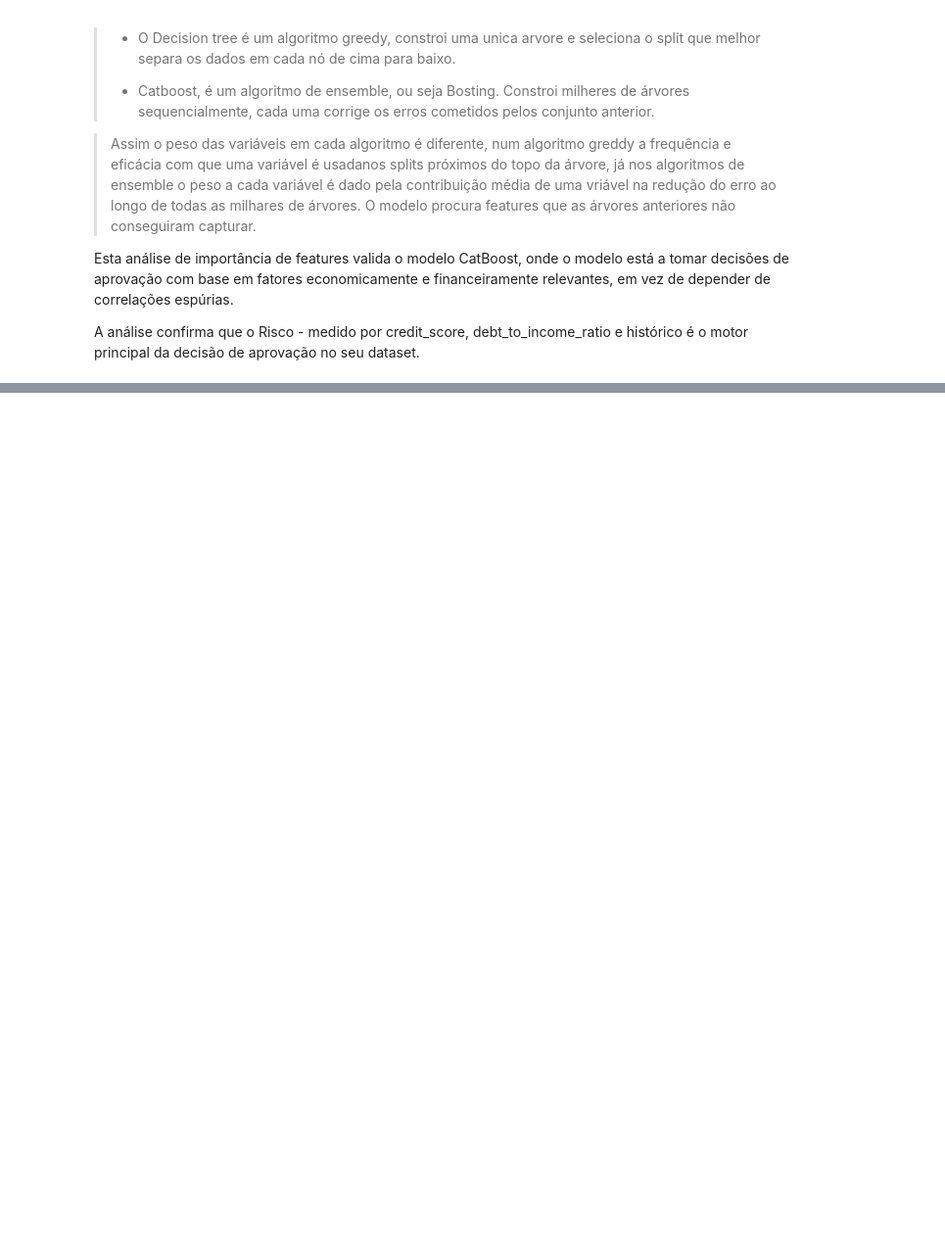
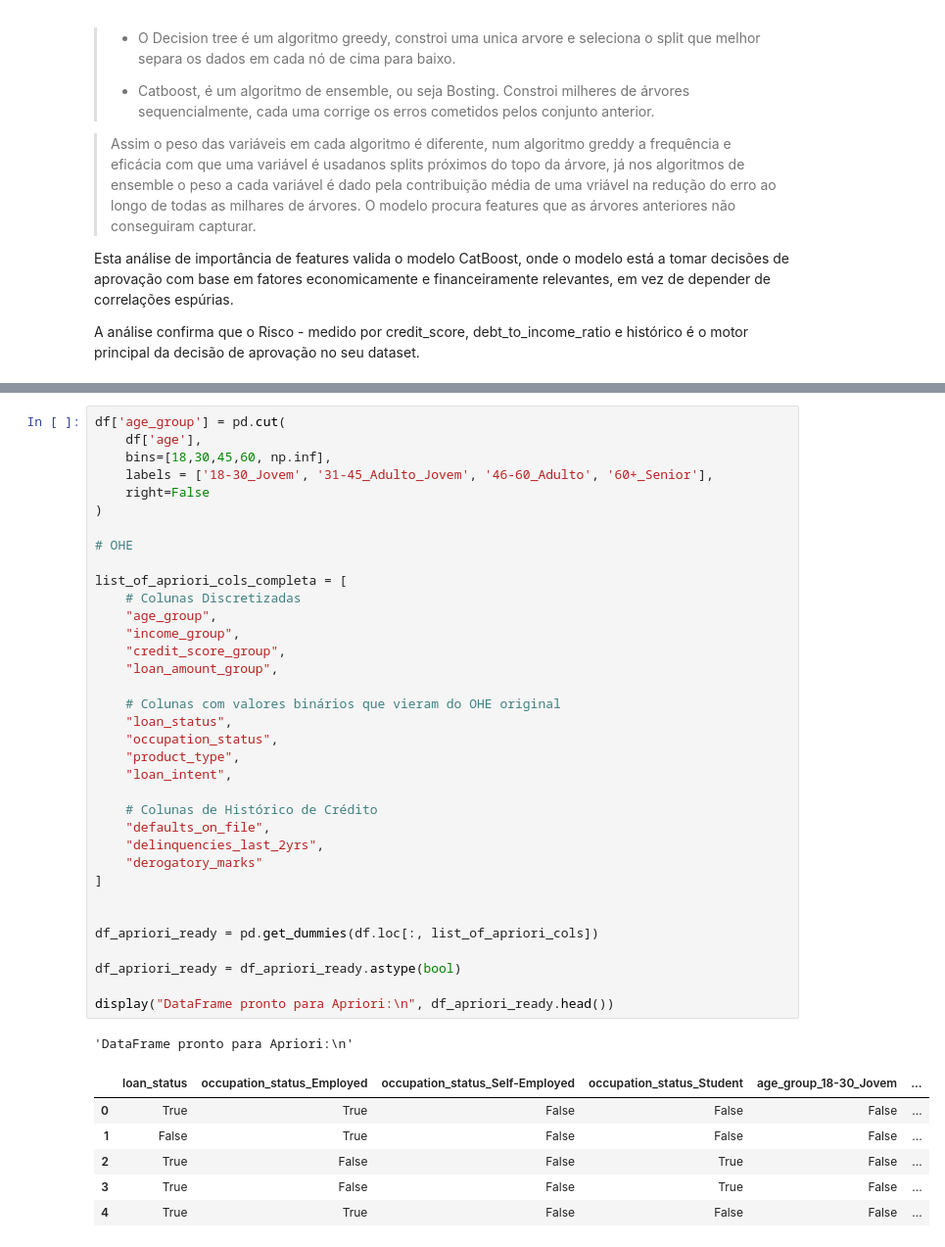
Before and after one commit to vascoloureiro/Loan-Approval-Prediction, a Jupyter notebook: Previsão de Aprovação.ipynb, the cells around one changed output, grey strips where cells are left out. Shown: that part at 98% size. Cells and saved outputs as stored; diff of their text form; blank space fills up the shorter version.

```diff
--- a/Previsão de Aprovação.ipynb
+++ b/Previsão de Aprovação.ipynb
@@ -417,0 +417,43 @@ A análise confirma que o Risco - medido por credit_score, debt_to_income_ratio
+# %%
+df['age_group'] = pd.cut(
+    df['age'],
+    bins=[18,30,45,60, np.inf],
+    labels = ['18-30_Jovem', '31-45_Adulto_Jovem', '46-60_Adulto', '60+_Senior'],
+    right=False
+)
+
+# OHE
+
+list_of_apriori_cols_completa = [
+    # Colunas Discretizadas
+    "age_group",
+    "income_group",
+    "credit_score_group",
+    "loan_amount_group",
+
+    # Colunas com valores binários que vieram do OHE original
+    "loan_status",
+    "occupation_status",
+    "product_type",
+    "loan_intent",
+
+    # Colunas de Histórico de Crédito
+    "defaults_on_file",
+    "delinquencies_last_2yrs",
+    "derogatory_marks"
+]
+
+
+df_apriori_ready = pd.get_dummies(df.loc[:, list_of_apriori_cols])
+
+df_apriori_ready = df_apriori_ready.astype(bool)
+
+display("DataFrame pronto para Apriori:\n", df_apriori_ready.head())
+# %% [output]
+'DataFrame pronto para Apriori:\n'
+|  | loan_status | occupation_status_Employed | occupation_status_Self-Employed | occupation_status_Student | age_group_18-30_Jovem | ... |
+| 0 | True | True | False | False | False | ... |
+| 1 | False | True | False | False | False | ... |
+| 2 | True | False | False | True | False | ... |
+| 3 | True | False | False | True | False | ... |
+| 4 | True | True | False | False | False | ... |
```
Also changed, not shown: parts of 6 cells of this notebook.
